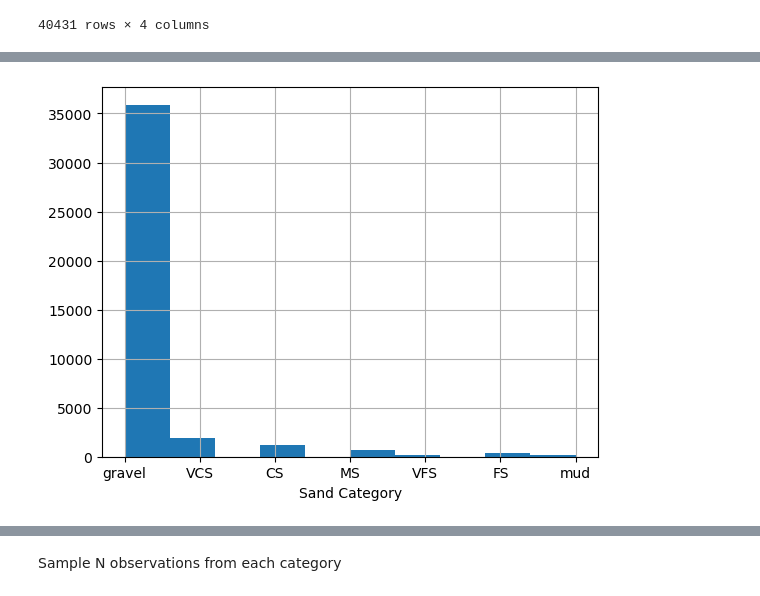
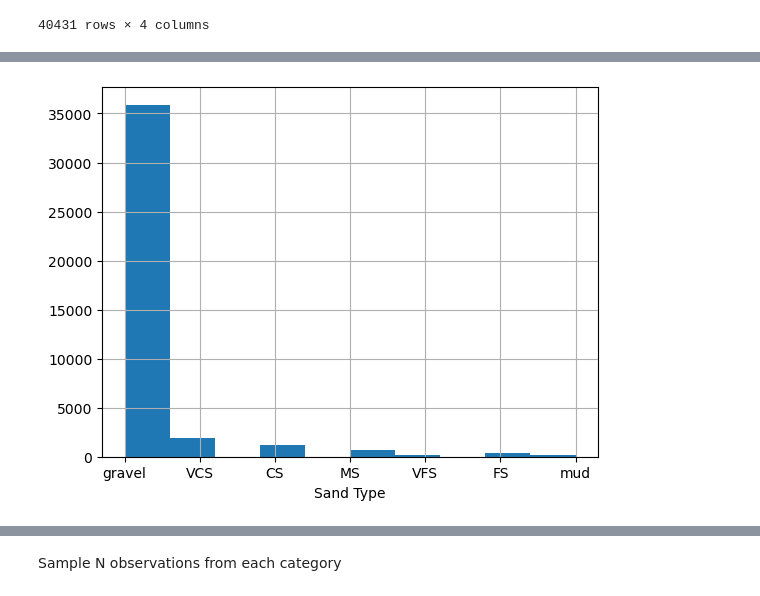
Before and after one commit to BerkeleySandProject/py-sand-mapping, a Jupyter notebook: spectral/marchetti/marchetti-sampling.ipynb, the cells around one changed output, grey strips where cells are left out. Drawn from its saved outputs; the diff is of its cells as text; code cells hidden in the pictures.

```diff
--- a/spectral/marchetti/marchetti-sampling.ipynb
+++ b/spectral/marchetti/marchetti-sampling.ipynb
@@ -72,9 +72,9 @@ df
 # %%
 bins = [0, 0.0625, 0.125, 0.25, 0.5, 1.0, 2.0, 250.,]
 labels = ['mud', 'VFS','FS','MS','CS','VCS','gravel']
-df['category'] = pd.cut(x = df['D50'], bins = bins, labels = labels, include_lowest = True)
-df['category'].hist()
-plt.xlabel('Sand Category')
+df['type'] = pd.cut(x = df['D50'], bins = bins, labels = labels, include_lowest = True)
+df['type'].hist()
+plt.xlabel('Sand Type')
 plt.show()
 # %% [output]
-[figure, old version]
+[figure, new version]
```
Also changed, not shown: parts of 27 cells of this notebook, 2 other files.
